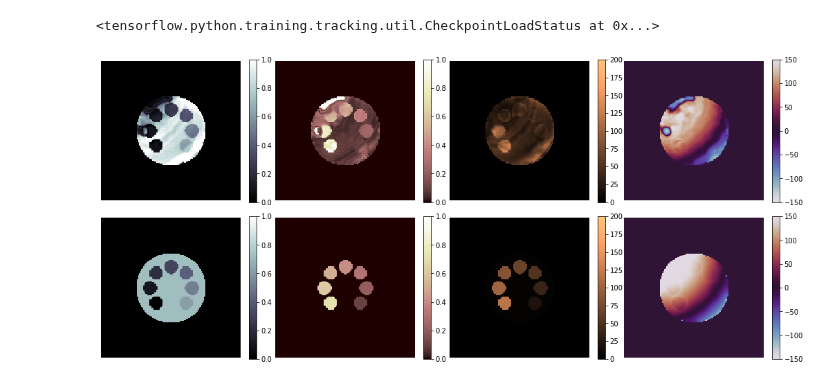
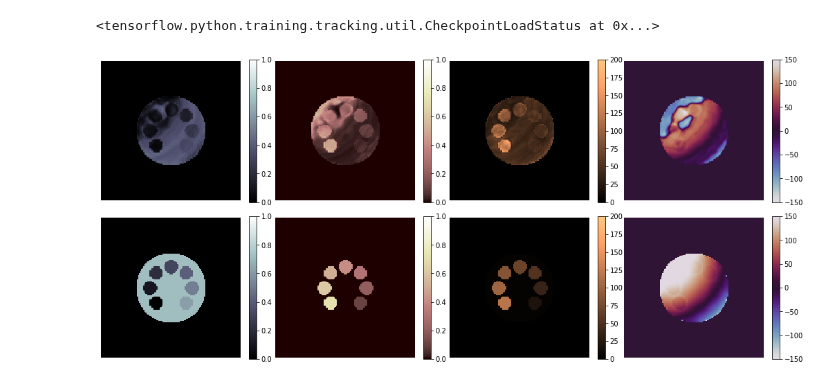
Before and after one commit to jpmeneses/IDEAL-GAN, a Jupyter notebook: ROI_phantom.ipynb, the cells around one changed output. Cells and saved outputs as stored; diff of their text form; code cells hidden in the pictures.

Commit message:
Re-submit Sup-v004: Correct output's masking

```diff
--- a/ROI_phantom.ipynb
+++ b/ROI_phantom.ipynb
@@ -23,12 +23,16 @@ from itertools import cycle
 keras-unet init: TF version is >= 2.0.0 - using `tf.keras` instead of `Keras`
 -----------------------------------------
 # %%
-experiment_dir = 'output/IDEAL-GAN-007'
+experiment_dir = 'output/Sup-005'
+out_vars = 'WF-PM'
 n_echoes = 6
-G_model = 'encod-decod'
+G_model = 'multi-decod'
 te_input = False
-n_filters = 32
+n_filters = 72
 batch_size = 1
+D1_SelfAttention = False
+D2_SelfAttention = False
+D3_SelfAttention = True
 # %%
 ############################################################
 ############### DIRECTORIES AND FILENAMES ##################
@@ -183,66 +207,66 @@ A = tf.expand_dims(A,axis=0)
 B = tf.expand_dims(B,axis=0)
 if te_input:
     te_orig = wf.gen_TEvar(n_echoes,batch_size,orig=True)
-    A2B, A2B2A = sample_A2B(A, TE=te_orig, complex_data=(G_model=='complex'))
+    A2B = sample_A2B(A, TE=te_orig)
 else:
-    A2B, A2B2A = sample_A2B(A, complex_data=(G_model=='complex'))
+    A2B = sample_A2B(A)
 # %%
 fig, ((ax1,ax2,ax3,ax4),(ax5,ax6,ax7,ax8))=plt.subplots(figsize=(14, 6),
                                                         nrows=2, ncols=4)
 # Ground truth in the first row
-w_aux = np.squeeze(np.abs(tf.complex(A2B[:,:,:,0],A2B[:,:,:,1])))
+w_aux = np.squeeze(A2B[:,:,:,0])
 W_ok = ax1.imshow(w_aux, cmap='bone',
                   interpolation='none', vmin=0, vmax=1)
 fig.colorbar(W_ok, ax=ax1)
 ax1.axis('off')
 
-f_aux = np.squeeze(np.abs(tf.complex(A2B[:,:,:,2],A2B[:,:,:,3])))
+f_aux = np.squeeze(A2B[:,:,:,1])
 F_ok = ax2.imshow(f_aux, cmap='pink',
                   interpolation='none', vmin=0, vmax=1)
 fig.colorbar(F_ok, ax=ax2)
 ax2.axis('off')
 
-r2_aux = np.squeeze(A2B[:,:,:,4])
+r2_aux = np.squeeze(A2B[:,:,:,2])
 r2_ok = ax3.imshow(r2_aux*r2_sc, cmap='copper',
                    interpolation='none', vmin=0, vmax=r2_sc)
 fig.colorbar(r2_ok, ax=ax3)
 ax3.axis('off')
 
-field_aux = np.squeeze(A2B[:,:,:,5])
+field_aux = np.squeeze(A2B[:,:,:,3])
 field_ok = ax4.imshow(field_aux*fm_sc, cmap='twilight',
                       interpolation='none', vmin=-fm_sc/2, vmax=fm_sc/2)
 fig.colorbar(field_ok, ax=ax4)
 ax4.axis('off')
 
 # Computed maps in the second row
 wn_aux = np.squeeze(np.abs(tf.complex(B[:,:,:,0],B[:,:,:,1])))
 W_unet = ax5.imshow(wn_aux, cmap='bone',
                     interpolation='none', vmin=0, vmax=1)
 fig.colorbar(W_unet, ax=ax5)
 ax5.axis('off')
 
 fn_aux = np.squeeze(np.abs(tf.complex(B[:,:,:,2],B[:,:,:,3])))
 F_unet = ax6.imshow(fn_aux, cmap='pink',
                     interpolation='none', vmin=0, vmax=1)
 fig.colorbar(F_unet, ax=ax6)
 ax6.axis('off')
 
 r2n_aux = np.squeeze(B[:,:,:,4])
 r2_unet = ax7.imshow(r2n_aux*r2_sc, cmap='copper',
                      interpolation='none', vmin=0, vmax=r2_sc)
 fig.colorbar(r2_unet, ax=ax7)
 ax7.axis('off')
 
 fieldn_aux = np.squeeze(B[:,:,:,5])
 field_unet = ax8.imshow(fieldn_aux*fm_sc, cmap='twilight',
                         interpolation='none', vmin=-fm_sc/2, vmax=fm_sc/2)
 fig.colorbar(field_unet, ax=ax8)
 ax8.axis('off')
 
 plt.subplots_adjust(top=1,bottom=0,right=1,left=0,hspace=0.1,wspace=0)
 plt.show()
 # %% [output]
-[figure, old version]
+[figure, new version]
 # %%
 # DISPLAY ERROR (4 OUTPUTS)
 fig_err, (ix1,ix2,ix3,ix4) = plt.subplots(figsize=(14, 3), nrows=1, ncols=4)
```
Also changed, not shown: parts of 9 cells of this notebook, 5 other files.
